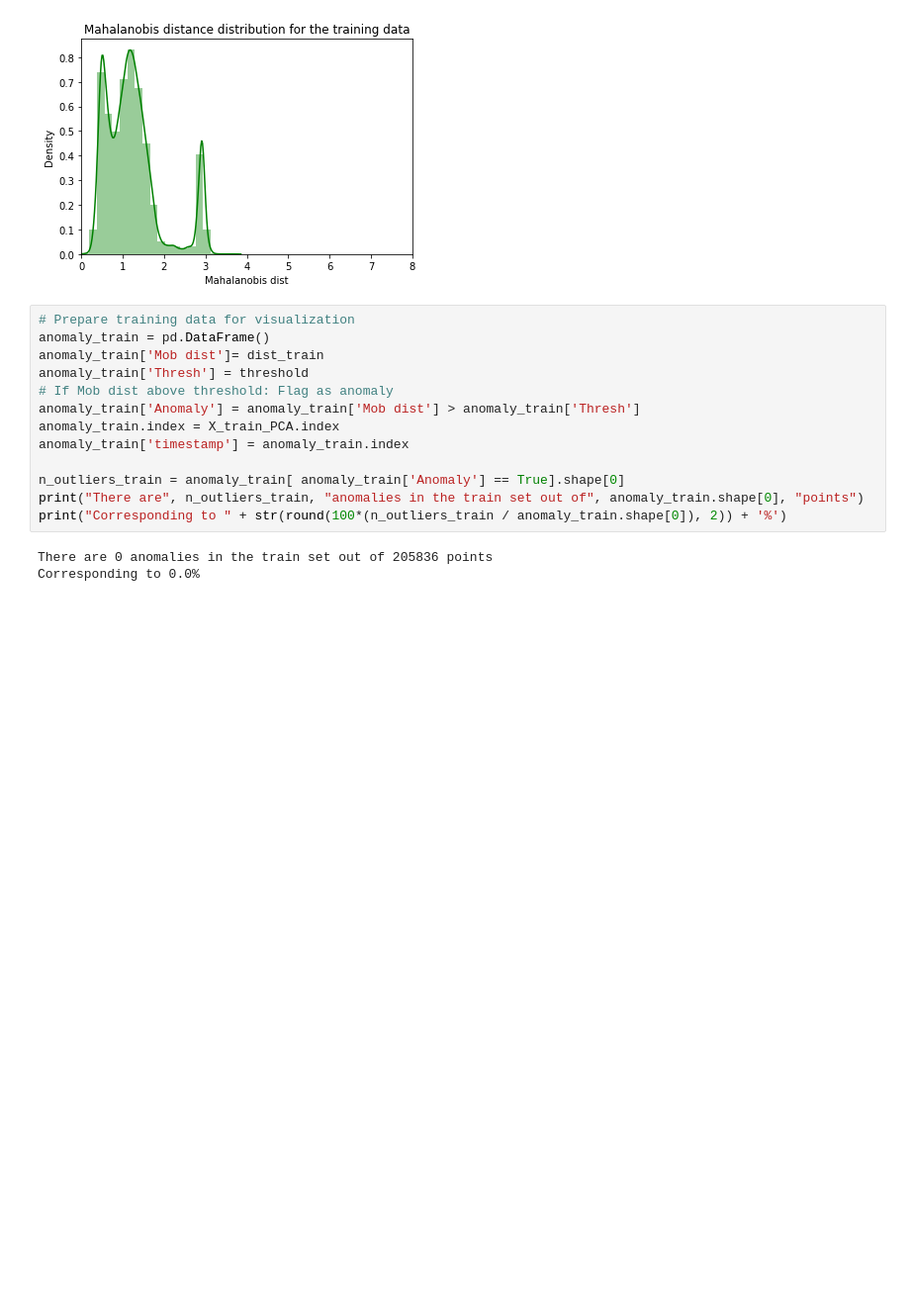
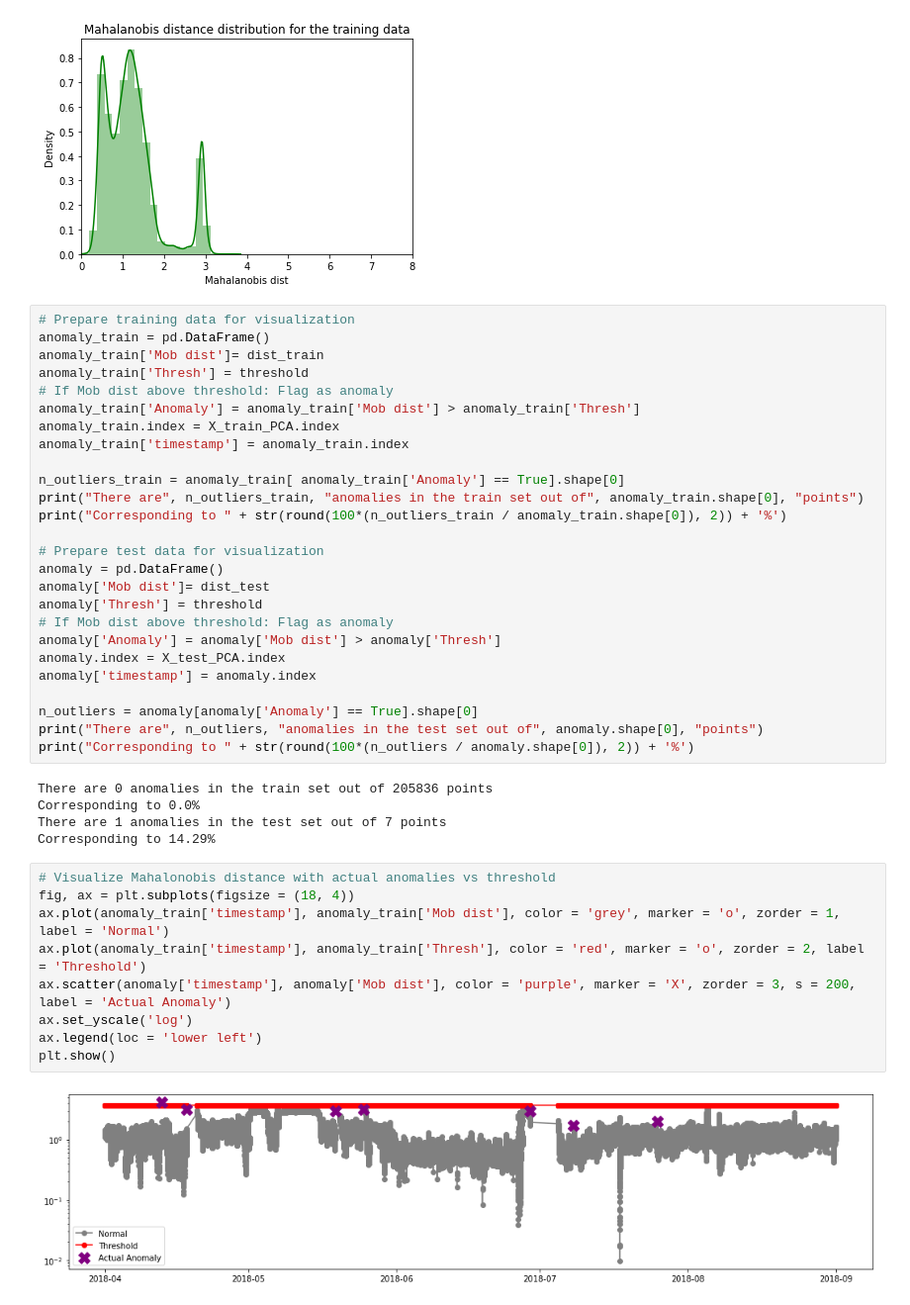
Before and after one commit to 3minuterecord/predictiveMaintenancePortfolio, a Jupyter notebook: Pump Sensor Data.ipynb, the cells around one changed output. Shown at 99% size. Cells and saved outputs as stored; diff of their text form; blank space fills up the shorter version.

```diff
--- a/Pump Sensor Data.ipynb
+++ b/Pump Sensor Data.ipynb
@@ -283,6 +300,32 @@ anomaly_train['timestamp'] = anomaly_train.index
 n_outliers_train = anomaly_train[ anomaly_train['Anomaly'] == True].shape[0]
 print("There are", n_outliers_train, "anomalies in the train set out of", anomaly_train.shape[0], "points")
 print("Corresponding to " + str(round(100*(n_outliers_train / anomaly_train.shape[0]), 2)) + '%')
+
+# Prepare test data for visualization
+anomaly = pd.DataFrame()
+anomaly['Mob dist']= dist_test
+anomaly['Thresh'] = threshold
+# If Mob dist above threshold: Flag as anomaly
+anomaly['Anomaly'] = anomaly['Mob dist'] > anomaly['Thresh']
+anomaly.index = X_test_PCA.index
+anomaly['timestamp'] = anomaly.index
+
+n_outliers = anomaly[anomaly['Anomaly'] == True].shape[0]
+print("There are", n_outliers, "anomalies in the test set out of", anomaly.shape[0], "points")
+print("Corresponding to " + str(round(100*(n_outliers / anomaly.shape[0]), 2)) + '%')
 # %% [output]
 There are 0 anomalies in the train set out of 205836 points
 Corresponding to 0.0%
+There are 1 anomalies in the test set out of 7 points
+Corresponding to 14.29%
+# %%
+# Visualize Mahalonobis distance with actual anomalies vs threshold
+fig, ax = plt.subplots(figsize = (18, 4))
+ax.plot(anomaly_train['timestamp'], anomaly_train['Mob dist'], color = 'grey', marker = 'o', zorder = 1, label = 'Normal')
+ax.plot(anomaly_train['timestamp'], anomaly_train['Thresh'], color = 'red', marker = 'o', zorder = 2, label = 'Threshold')
+ax.scatter(anomaly['timestamp'], anomaly['Mob dist'], color = 'purple', marker = 'X', zorder = 3, s = 200, label = 'Actual Anomaly')
+ax.set_yscale('log')
+ax.legend(loc = 'lower left')
+plt.show()
+# %% [output]
+[figure, added]
```
Also changed, not shown: parts of 21 cells of this notebook, 2 other files.
